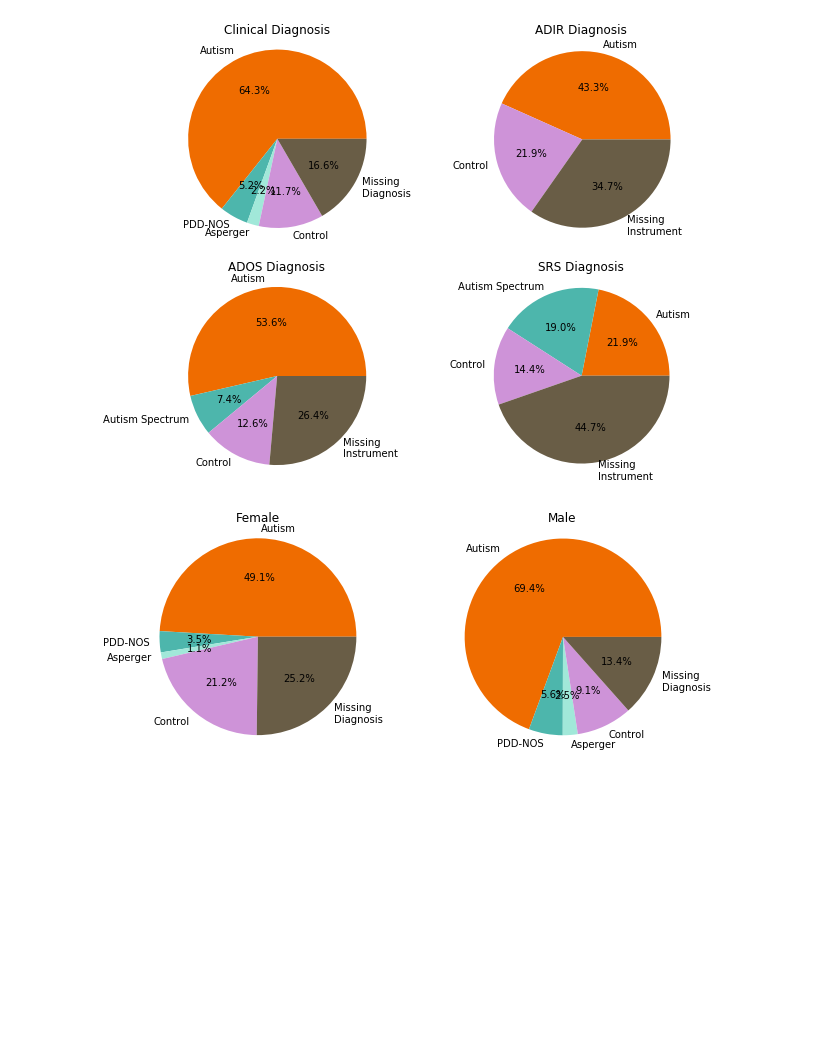
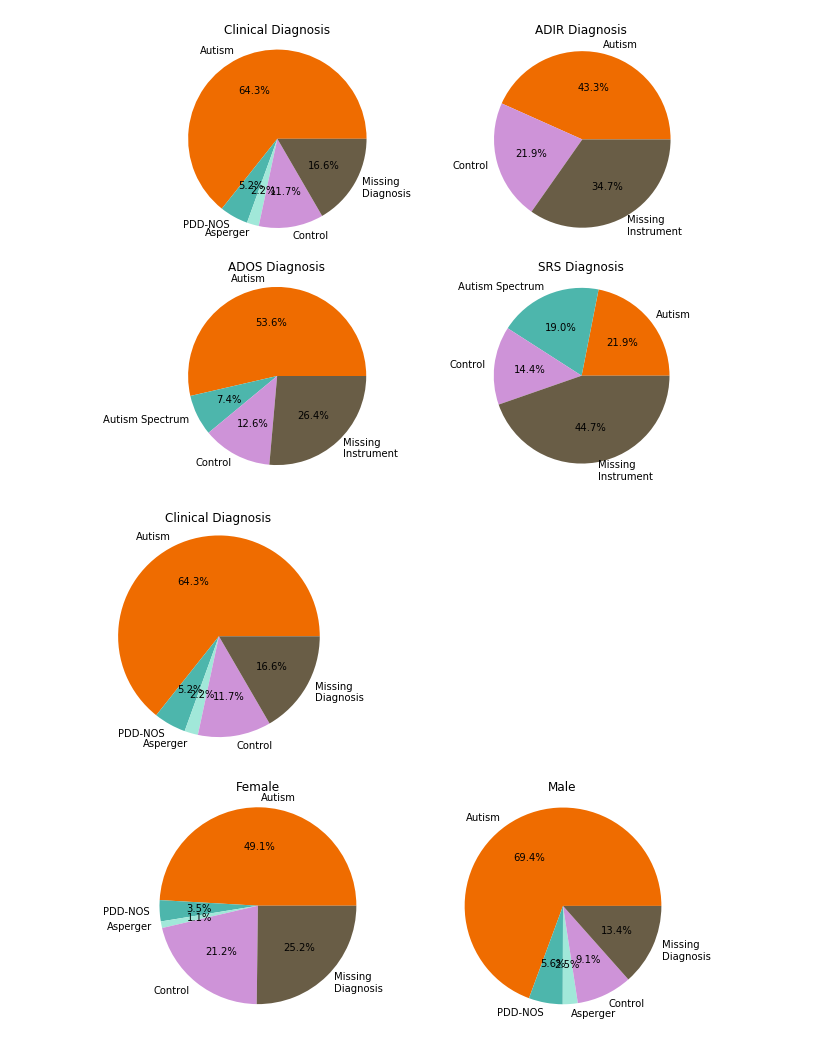
Before and after one commit to walllab/PhenotypeGLRM, a Jupyter notebook: analysis/Dataset-Overview.ipynb, the cells around one changed output. Saved outputs shown, nothing was run; the diff lists cells and outputs as text; code cells hidden in the pictures; blank space fills up the shorter version.

```diff
--- a/analysis/Basic-Data.ipynb
+++ b/analysis/Dataset-Overview.ipynb
@@ -115,6 +130,24 @@ ax4.axis('equal')  # Equal aspect ratio ensures that pie is drawn as a circle.
 plt.show()
 # %% [output]
 [figure]
+# %%
+import matplotlib.pyplot as plt
+from collections import Counter
+
+clin_c = Counter([x[1] for x in all_info])
+
+clin_keys = ['Autism', 'PDD-NOS', 'Asperger', 'Control', 'None']
+clin_colors = ["#ef6c00", "#4db6ac", "#a1e8d9", "#ce93d8", "#695d46"]
+
+fig1, ((ax1)) = plt.subplots(1, 1, figsize=(4, 4))
+
+ax1.pie([clin_c[k] for k in clin_keys], labels=[k if k != 'None' else 'Missing\nDiagnosis' for k in clin_keys], autopct='%1.1f%%', colors=clin_colors)
+ax1.set_title('Clinical Diagnosis')
+ax1.axis('equal')  # Equal aspect ratio ensures that pie is drawn as a circle.
+
+plt.show()
+# %% [output]
+[figure, added]
 # %%
 gender_diag_c = Counter([(x[1], x[9]) for x in all_info])
 
```
Also changed, not shown: parts of 22 cells of this notebook, 18 other files.
